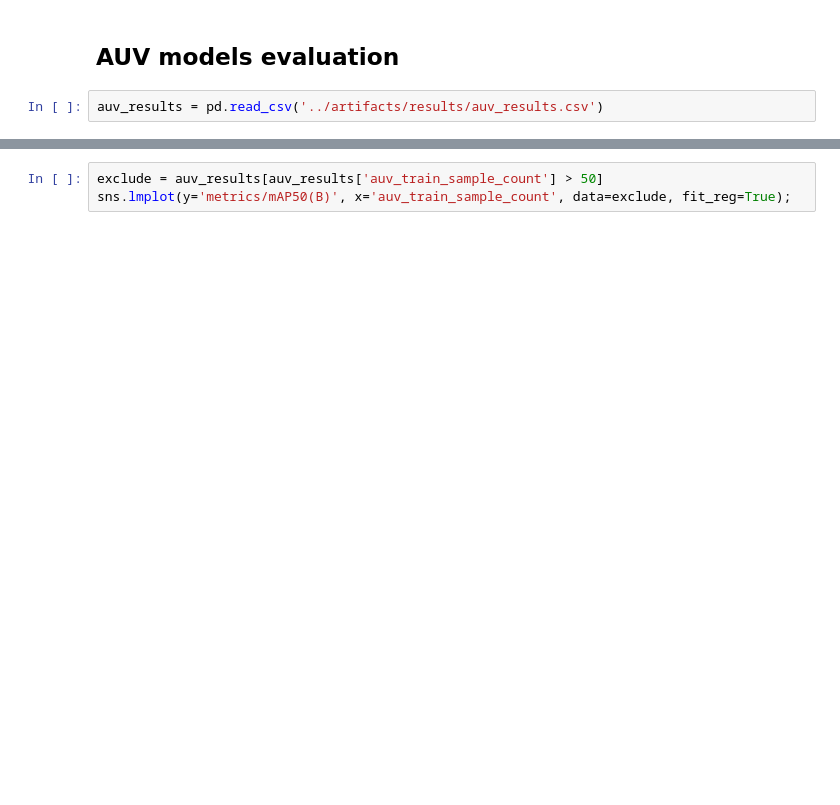
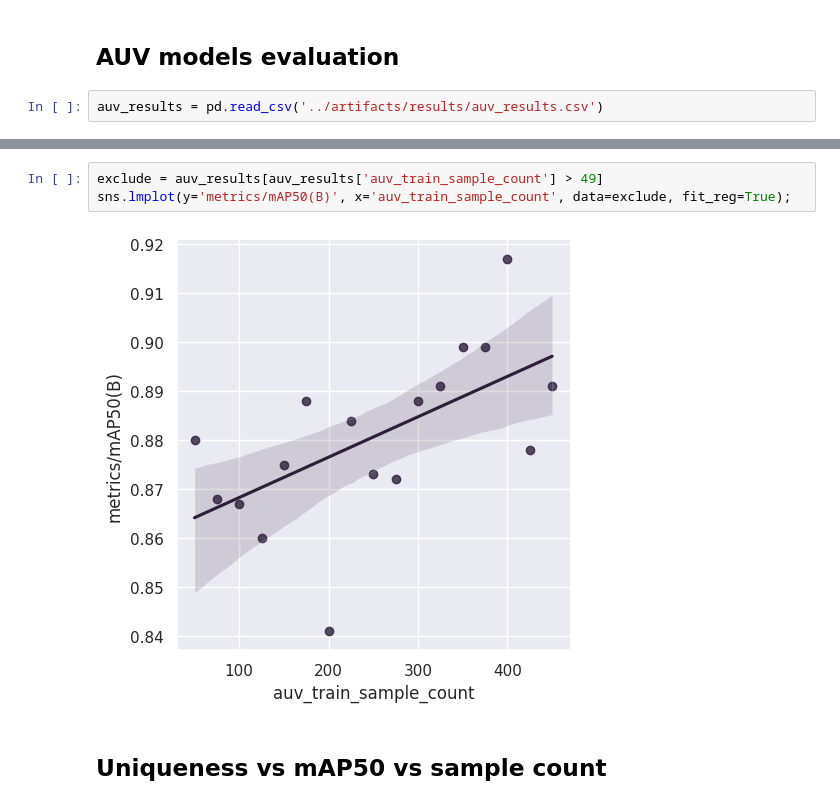
Before and after one commit to sf-pear/thesis, a Jupyter notebook: notebooks/results.ipynb, the cells around one changed output, grey strips where cells are left out. Saved outputs shown, nothing was run; the diff lists cells and outputs as text; blank space fills up the shorter version.

```diff
--- a/notebooks/results.ipynb
+++ b/notebooks/results.ipynb
@@ -56,3 +75,7 @@ sns.lmplot(y='metrics/mAP50(B)', x='auv_train_sample_count', data=auv_results, f
 # %%
-exclude = auv_results[auv_results['auv_train_sample_count'] > 50]
+exclude = auv_results[auv_results['auv_train_sample_count'] > 49]
 sns.lmplot(y='metrics/mAP50(B)', x='auv_train_sample_count', data=exclude, fit_reg=True);
+# %% [output]
+[figure, added]
+# %% [markdown]
+## Uniqueness vs mAP50 vs sample count
```
Also changed, not shown: parts of 18 cells of this notebook.
